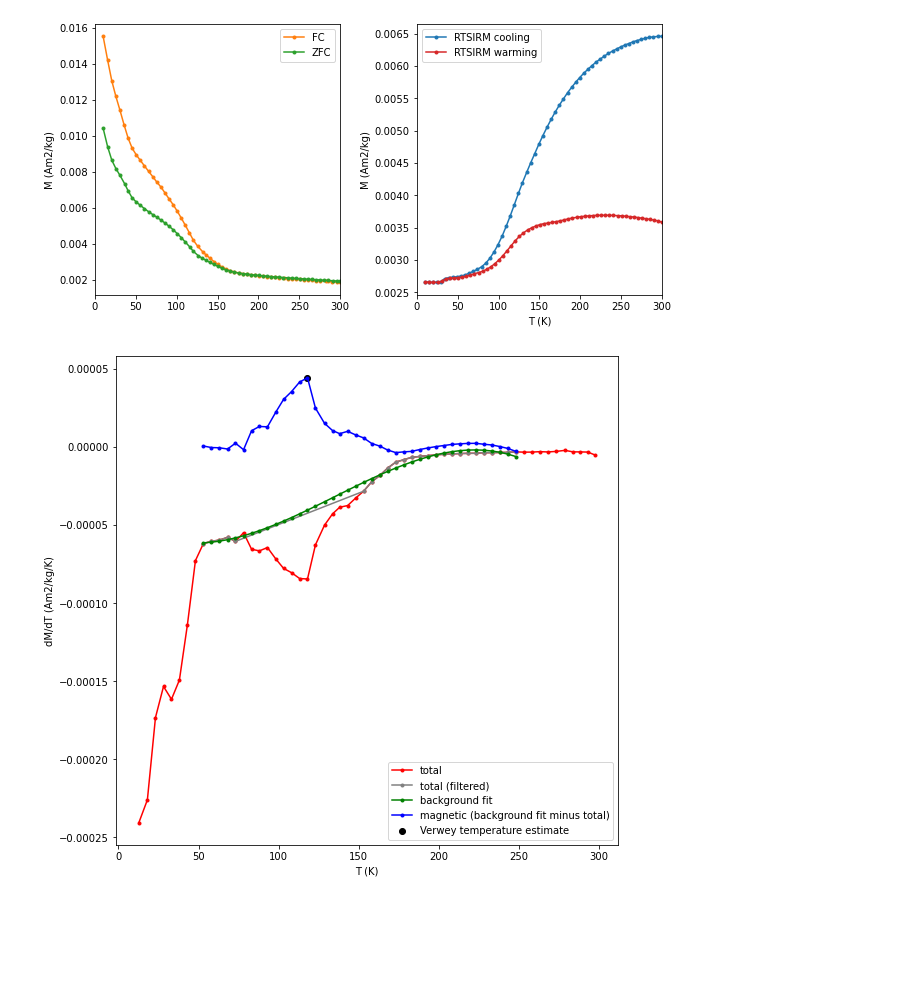
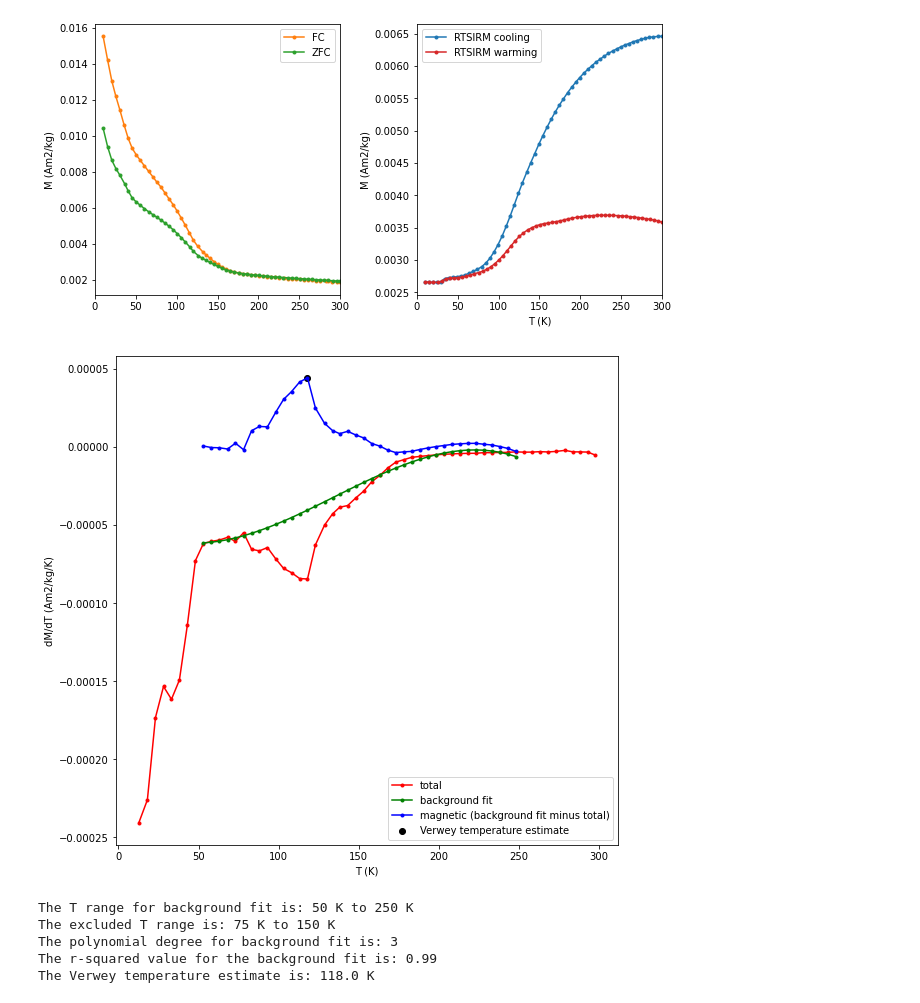
Before and after one commit to pranavdo/Earth_science_notebooks, a Jupyter notebook: rockmag/rockmag_mpms.ipynb, the cells around one changed output. Cells and saved outputs as stored; diff of their text form; code cells hidden in the pictures; blank space fills up the shorter version.

Commit message:
print results

```diff
--- a/rockmag/rockmag_mpms.ipynb
+++ b/rockmag/rockmag_mpms.ipynb
@@ -92,34 +99,51 @@ excluded_t_max = 150
 poly_deg = 3
 
 temps_filtered_indices = [i for i in np.arange(len(temps_dM_dT)) if ((float(temps_dM_dT[i]) > float(t_range_background_min)) and (float(temps_dM_dT[i])  < float(excluded_t_min)) ) or ((float(temps_dM_dT[i]) > float(excluded_t_max)) and (float(temps_dM_dT[i])  < float(t_range_background_max)))]
 temps_filtered = dM_dT_df['T'][temps_filtered_indices]
 dM_dT_filtered = dM_dT_df['dM_dT'][temps_filtered_indices]
 
-ax0.plot(temps_filtered,dM_dT_filtered,'.-',color='grey',label='total (filtered)')
-ax0.set_ylabel('dM/dT (Am2/kg/K)')
-ax0.set_xlabel('T (K)')
+# ax0.plot(temps_filtered,dM_dT_filtered,'.-',color='grey',label='total (filtered)')
 
 poly_background_fit = np.polyfit(temps_filtered, dM_dT_filtered, poly_deg)
+dM_dT_filtered_polyfit = np.poly1d(poly_background_fit)(temps_filtered)
+
+residuals = dM_dT_filtered - dM_dT_filtered_polyfit
+ss_tot = np.sum((dM_dT_filtered - np.mean(dM_dT_filtered)) ** 2)
+ss_res = np.sum(residuals ** 2)
+r_squared = 1 - (ss_res / ss_tot)
+
+temps_background_indices = [i for i in np.arange(len(temps_dM_dT)) if ((float(temps_dM_dT[i]) > float(t_range_background_min)) and (float(temps_dM_dT[i])  < float(t_range_background_max)))]
 temps_background_indices = [i for i in np.arange(len(temps_dM_dT)) if ((float(temps_dM_dT[i]) > float(t_range_background_min)) and (float(temps_dM_dT[i])  < float(t_range_background_max)))]
 temps_background = dM_dT_df['T'][temps_background_indices]
 temps_background.reset_index(drop = True, inplace=True)
 dM_dT_background = dM_dT_df['dM_dT'][temps_background_indices]
 
 dM_dT_polyfit = np.poly1d(poly_background_fit)(temps_background)
 
 mgt_dM_dT = dM_dT_polyfit - dM_dT_background
 mgt_dM_dT.reset_index(drop = True, inplace=True)
 
 max_mgt_dM_dT = max(mgt_dM_dT)
 max_mgt_dM_dT_index = mgt_dM_dT.argmax()
 verwey_estimate = temps_background[max_mgt_dM_dT_index]
 
 ax0.plot(temps_background,dM_dT_polyfit,'.-',color='green',label='background fit')
 ax0.plot(temps_background,mgt_dM_dT,'.-',color='blue',label='magnetic (background fit minus total)')
 ax0.scatter(verwey_estimate,max_mgt_dM_dT,color='black',label='Verwey temperature estimate')
 ax0.set_ylabel('dM/dT (Am2/kg/K)')
 ax0.set_xlabel('T (K)')
 ax0.legend(loc='lower right')
 plt.show()
+
+print('The T range for background fit is: ' + str(t_range_background_min) + ' K to ' + str(t_range_background_max) + ' K')
+print('The excluded T range is: ' + str(excluded_t_min) + ' K to ' + str(excluded_t_max) + ' K')
+print('The polynomial degree for background fit is: ' + str(poly_deg))
+print('The r-squared value for the background fit is: ' + str(round(r_squared,3)))
+print('The Verwey temperature estimate is: ' + str(round(verwey_estimate,1)) + ' K')
 # %% [output]
-[figure, old version]
+[figure, new version]
+The T range for background fit is: 50 K to 250 K
+The excluded T range is: 75 K to 150 K
+The polynomial degree for background fit is: 3
+The r-squared value for the background fit is: 0.99
+The Verwey temperature estimate is: 118.0 K
```
Also changed, not shown: parts of 1 cell of this notebook.
